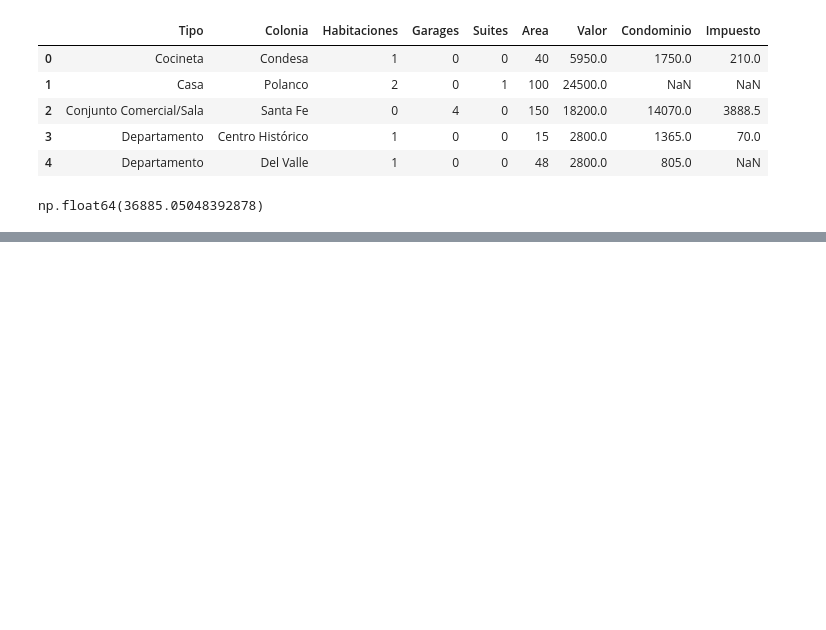
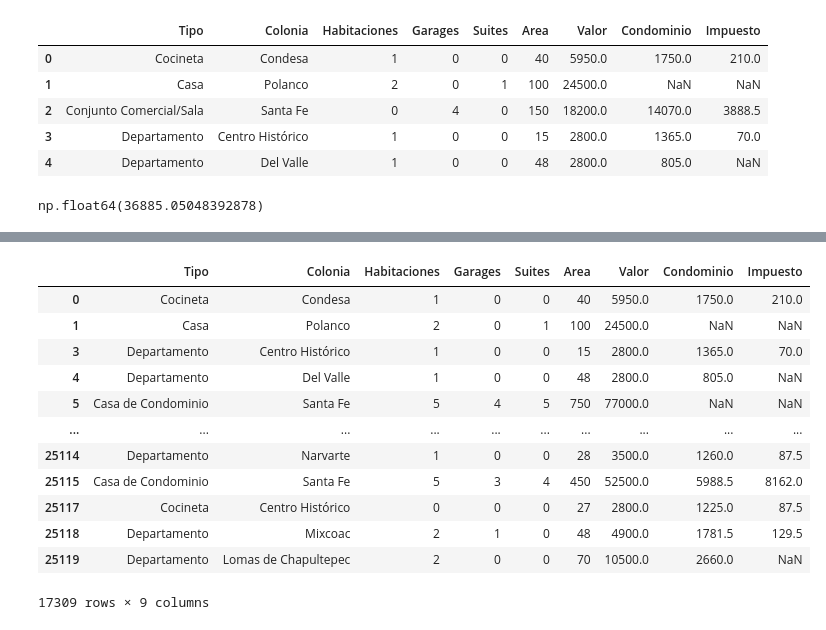
Before and after one commit to 25071983/DESAFIO-PYTHON, a Jupyter notebook: inmuebles_cdmx.ipynb, the cells around one changed output, grey strips where cells are left out. Saved outputs shown, nothing was run; the diff lists cells and outputs as text; code cells hidden in the pictures; blank space fills up the shorter version.

```diff
--- a/inmuebles_cdmx.ipynb
+++ b/inmuebles_cdmx.ipynb
@@ -203,0 +308,16 @@ TypeError: agg function failed [how->mean,dtype->object]
+# %%
+datos.query('@inmuebles_comerciales not in Tipo')
+# %% [output]
+|  | Tipo | Colonia | Habitaciones | Garages | Suites | Area | Valor | Condominio | Impuesto |
+| 0 | Cocineta | Condesa | 1 | 0 | 0 | 40 | 5950.0 | 1750.0 | 210.0 |
+| 1 | Casa | Polanco | 2 | 0 | 1 | 100 | 24500.0 | NaN | NaN |
+| 3 | Departamento | Centro Histórico | 1 | 0 | 0 | 15 | 2800.0 | 1365.0 | 70.0 |
+| 4 | Departamento | Del Valle | 1 | 0 | 0 | 48 | 2800.0 | 805.0 | NaN |
+| 5 | Casa de Condominio | Santa Fe | 5 | 4 | 5 | 750 | 77000.0 | NaN | NaN |
+| ... | ... | ... | ... | ... | ... | ... | ... | ... | ... |
+| 25114 | Departamento | Narvarte | 1 | 0 | 0 | 28 | 3500.0 | 1260.0 | 87.5 |
+| 25115 | Casa de Condominio | Santa Fe | 5 | 3 | 4 | 450 | 52500.0 | 5988.5 | 8162.0 |
+| 25117 | Cocineta | Centro Histórico | 0 | 0 | 0 | 27 | 2800.0 | 1225.0 | 87.5 |
+| 25118 | Departamento | Mixcoac | 2 | 1 | 0 | 48 | 4900.0 | 1781.5 | 129.5 |
+| 25119 | Departamento | Lomas de Chapultepec | 2 | 0 | 0 | 70 | 10500.0 | 2660.0 | NaN |
+17309 rows × 9 columns
```
Also changed, not shown: parts of 58 cells of this notebook.
